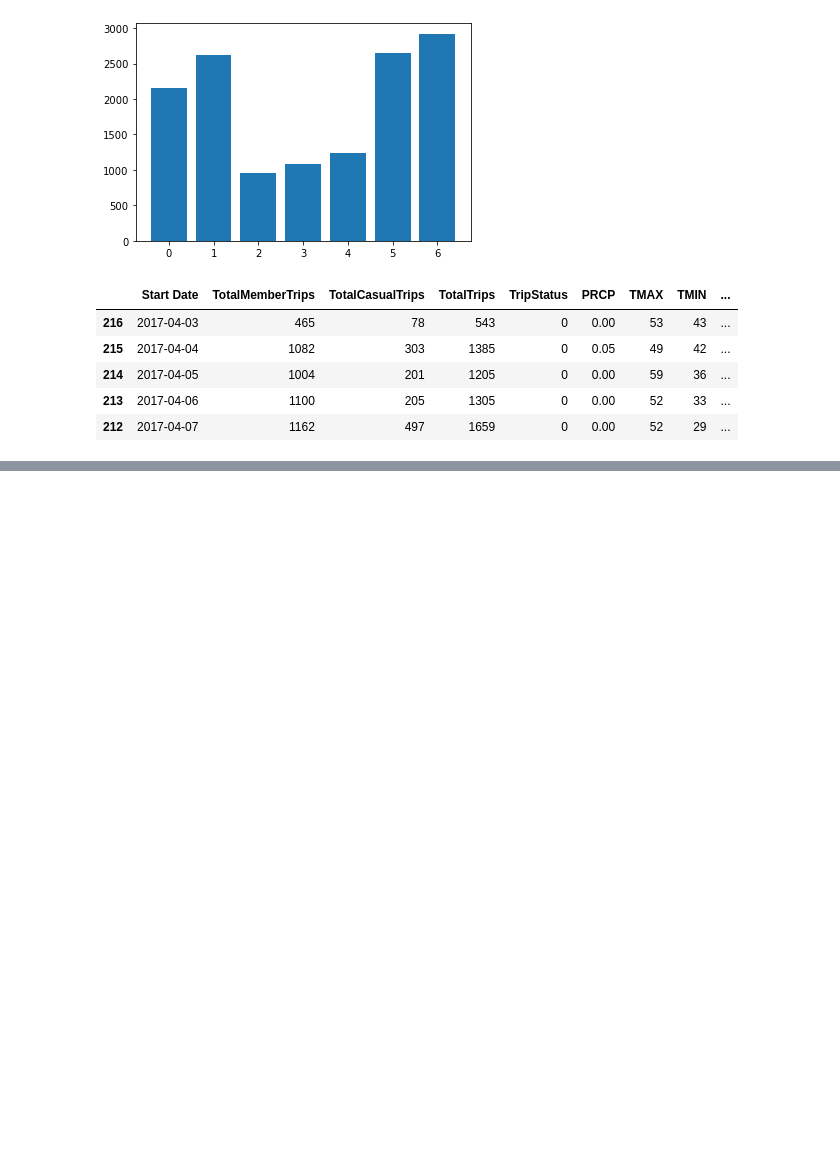
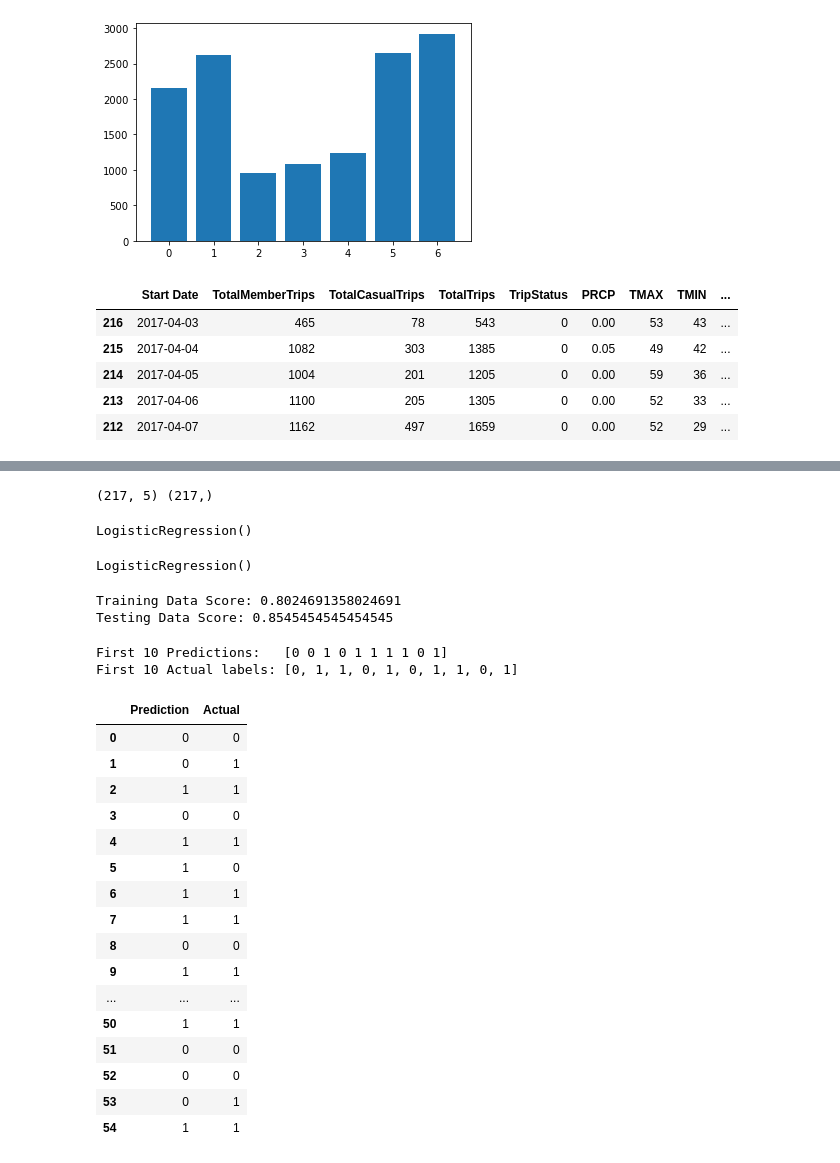
Before and after one commit to grand42/Machine_Learning-NiceRide, a Jupyter notebook: Working_Directory/Station_Popularity.ipynb, the cells around one changed output, grey strips where cells are left out. Drawn from its saved outputs; the diff is of its cells as text; code cells hidden in the pictures; blank space fills up the shorter version.

Commit message:
add logistical model

```diff
--- a/Working_Directory/Station_Popularity.ipynb
+++ b/Working_Directory/Station_Popularity.ipynb
@@ -177,0 +202,51 @@ Members_Group.value counts()
+# %%
+print(Bikes_test_data.shape, target.shape)
+# %% [output]
+(217, 5) (217,)
+# %%
+from sklearn.model_selection import train_test_split
+
+X_train, X_test, y_train, y_test = train_test_split(Bikes_test_data, target, random_state=0)
+# %%
+from sklearn.linear_model import LogisticRegression
+classifier = LogisticRegression()
+classifier
+# %% [output]
+LogisticRegression()
+# %%
+classifier.fit(X_train, y_train)
+# %% [output]
+LogisticRegression()
+# %%
+print(f"Training Data Score: {classifier.score(X_train, y_train)}")
+print(f"Testing Data Score: {classifier.score(X_test, y_test)}")
+# %% [output]
+Training Data Score: 0.8024691358024691
+Testing Data Score: 0.8545454545454545
+# %%
+predictions = classifier.predict(X_test)
+print(f"First 10 Predictions:   {predictions[:10]}")
+print(f"First 10 Actual labels: {y_test[:10].tolist()}")
+# %% [output]
+First 10 Predictions:   [0 0 1 0 1 1 1 1 0 1]
+First 10 Actual labels: [0, 1, 1, 0, 1, 0, 1, 1, 0, 1]
+# %%
+pd.DataFrame({"Prediction": predictions, "Actual": y_test}).reset_index(drop=True)
+# %% [output]
+|  | Prediction | Actual |
+| 0 | 0 | 0 |
+| 1 | 0 | 1 |
+| 2 | 1 | 1 |
+| 3 | 0 | 0 |
+| 4 | 1 | 1 |
+| 5 | 1 | 0 |
+| 6 | 1 | 1 |
+| 7 | 1 | 1 |
+| 8 | 0 | 0 |
+| 9 | 1 | 1 |
+| ... | ... | ... |
+| 50 | 1 | 1 |
+| 51 | 0 | 0 |
+| 52 | 0 | 0 |
+| 53 | 0 | 1 |
+| 54 | 1 | 1 |
```
Also changed, not shown: parts of 4 cells of this notebook.
